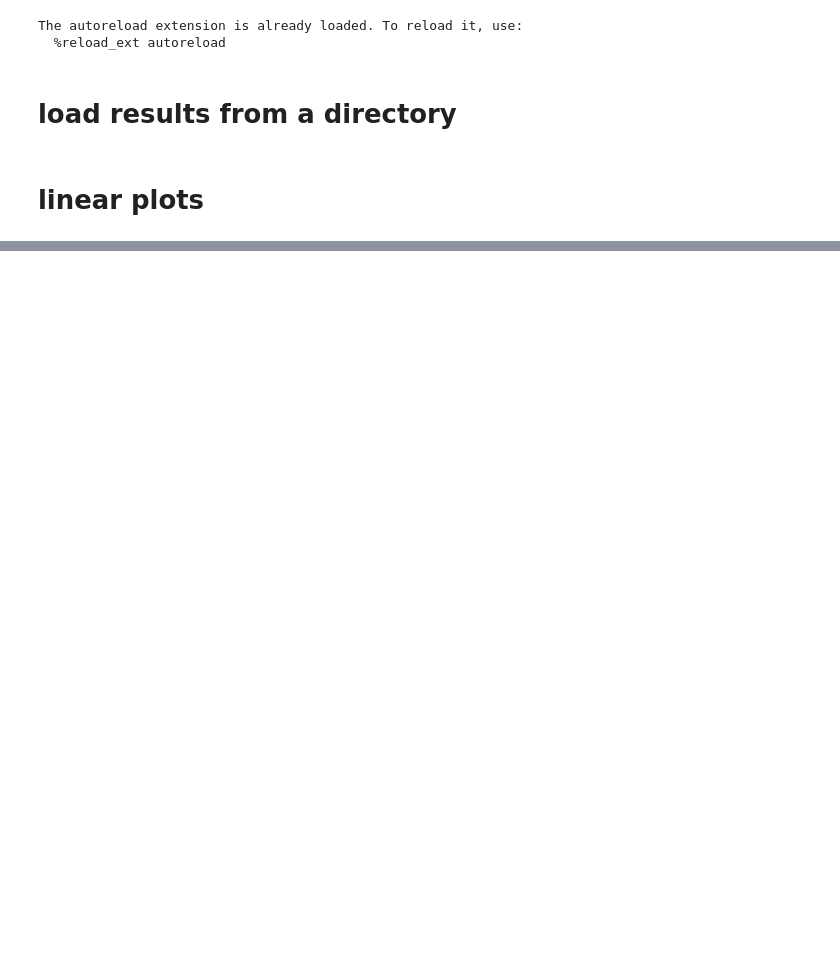
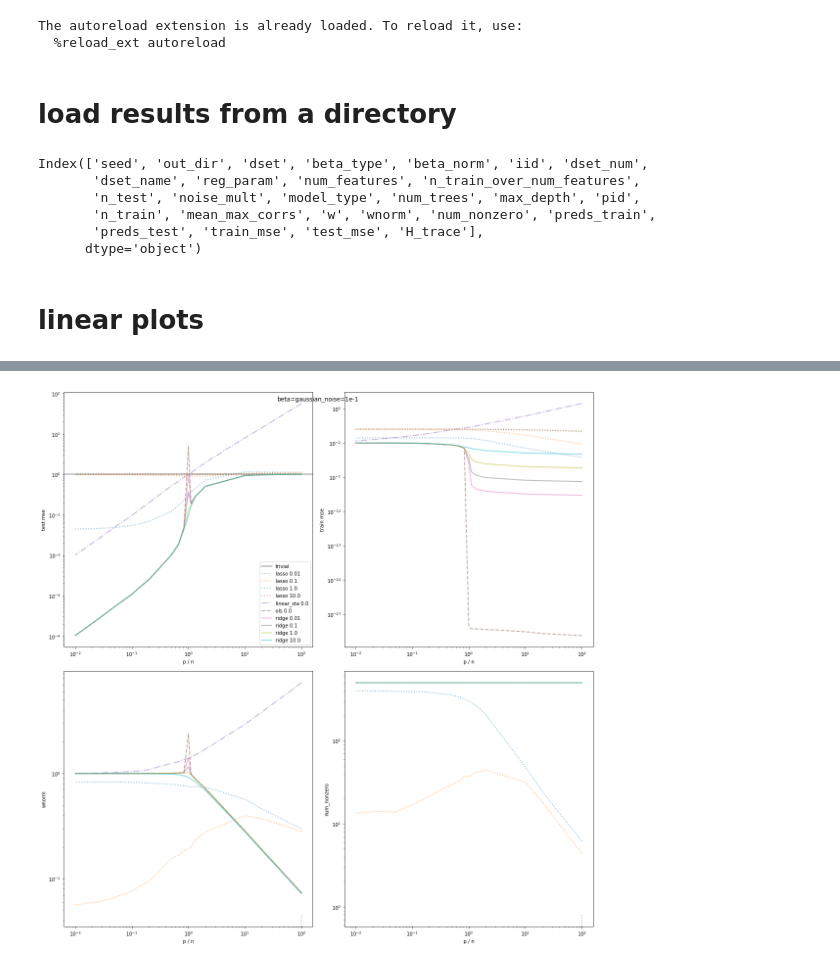
Before and after one commit to csinva/dnn-experiments, a Jupyter notebook: linear_experiments/analyze_dd.ipynb, the cells around one changed output, grey strips where cells are left out. Saved outputs shown, nothing was run; the diff lists cells and outputs as text; code cells hidden in the pictures; blank space fills up the shorter version.

```diff
--- a/linear_experiments/analyze_dd.ipynb
+++ b/linear_experiments/analyze_dd.ipynb
@@ -38,6 +38,15 @@ save_dir = 'results'
 # folders = ['beta=gaussian_noise=1e-1', 'beta=gaussian_noise=0',
 #            'beta=onehot_noise=0', 'beta=onehot_noise=1e-1']
 folders = os.listdir('/scratch/users/vision/yu_dl/raaz.rsk/double_descent/all_linear')
+# %%
+results.keys()
+# %% [output]
+Index(['seed', 'out_dir', 'dset', 'beta_type', 'beta_norm', 'iid', 'dset_num',
+       'dset_name', 'reg_param', 'num_features', 'n_train_over_num_features',
+       'n_test', 'noise_mult', 'model_type', 'num_trees', 'max_depth', 'pid',
+       'n_train', 'mean_max_corrs', 'w', 'wnorm', 'num_nonzero', 'preds_train',
+       'preds_test', 'train_mse', 'test_mse', 'H_trace'],
+      dtype='object')
 # %% [markdown]
 # linear plots
 # %%
@@ -58,44 +67,49 @@ for folder in folders:
         if model_type == 'ols':
             ls = '--'
         elif model_type == 'ridge':
-            ls = ':'
+            ls = '-'
         elif model_type == 'linear_sta':
             ls = '-.'
         elif model_type == 'lasso':
-            ls = '-'
+            ls = ':'
 
 
         kwargs = {'label': l, 'alpha': 0.5, 'lw': 2, 'linestyle': ls}
 
         plt.subplot(R, C, 1)
     #     plt.plot(curve.ratio, curve.mse_test,
-        plt.plot(curve.ratio, np.square(curve.bias) + curve['var'], **kwargs)
-        plt.xlabel('p / n')
+        plt.plot(curve.ratio, curve.mse_noiseless, **kwargs) #np.square(curve.bias) + curve['var'], **kwargs)
         plt.ylabel('test mse')
 
 
         plt.subplot(R, C, 2)
         plt.plot(curve.ratio, curve.mse_train, **kwargs)
-        plt.xlabel('p / n')
         plt.ylabel('train mse')
 
-
+        '''
         plt.subplot(R, C, 3)
         plt.plot(curve.ratio, np.square(curve.bias), **kwargs)
-        plt.xlabel('p / n')
         plt.ylabel('bias')
 
         plt.subplot(R, C, 4)
         plt.plot(curve.ratio, curve['var'], **kwargs)
-        plt.xlabel('p / n')
         plt.ylabel('var')
+        '''
 
         # wnorm also recorded
+        plt.subplot(R, C, 3)
+        plt.plot(curve.ratio, curve['wnorm'], **kwargs)
+        plt.ylabel('wnorm')
+
+        plt.subplot(R, C, 4)
+        plt.plot(curve.ratio, curve['num_nonzero'], **kwargs)
+        plt.ylabel('num_nonzero')
 
     for i in range(1, R * C + 1):
         plt.subplot(R, C, i)
         plt.xscale('log')
         plt.yscale('log')
+        plt.xlabel('p / n')
 
     #     s = f'{model_type}_{dset}_{dset_name}+p={num_features}+lambda={reg_param}+noise_mult={noise_mult}'
     plt.subplot(R, C, 1)
@@ -105,5 +119,6 @@ for folder in folders:
     plt.tight_layout()
     # plt.show()
     plt.savefig(oj(save_dir, s + '.pdf'))
-#     plt.show()
+    plt.show()
     plt.close()
+# %% [output]
@@ -109,0 +127 @@ for folder in folders:
+[figure, added]
```
Also changed, not shown: parts of 1 cell of this notebook, 1 other file.
